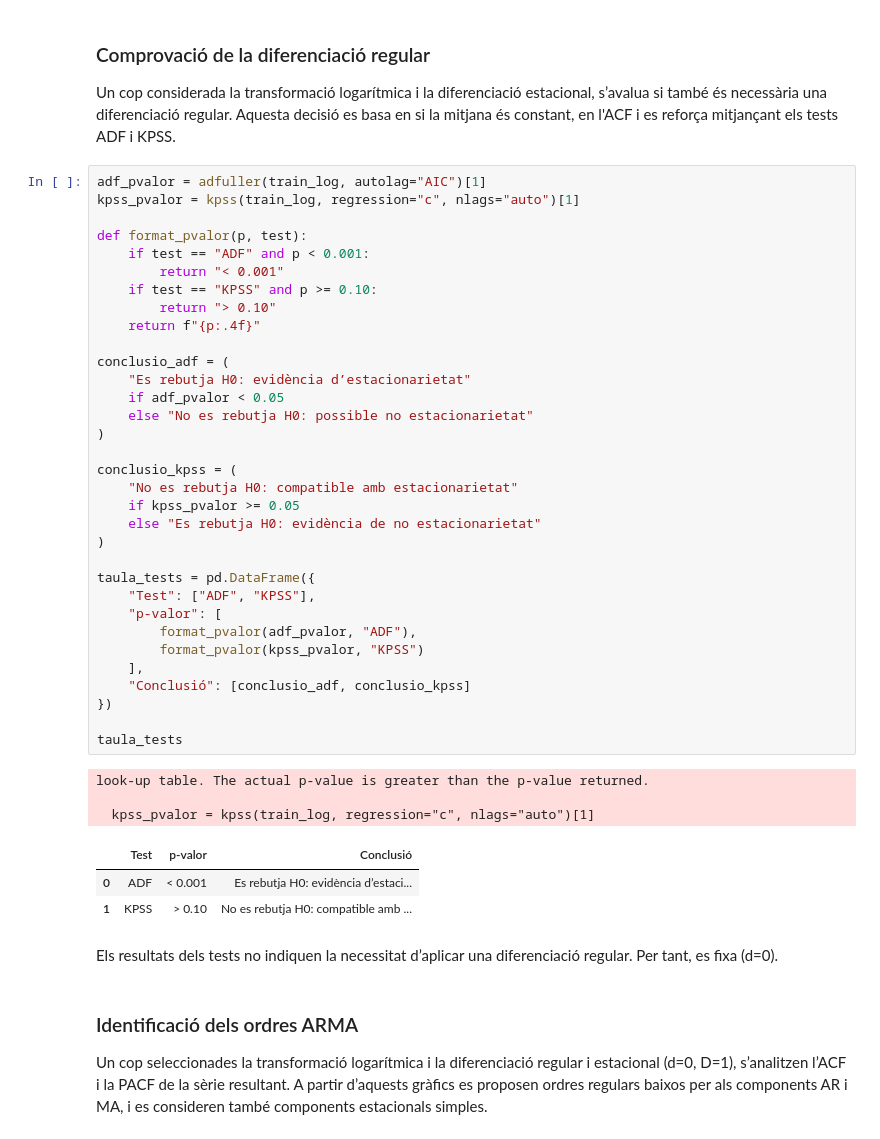
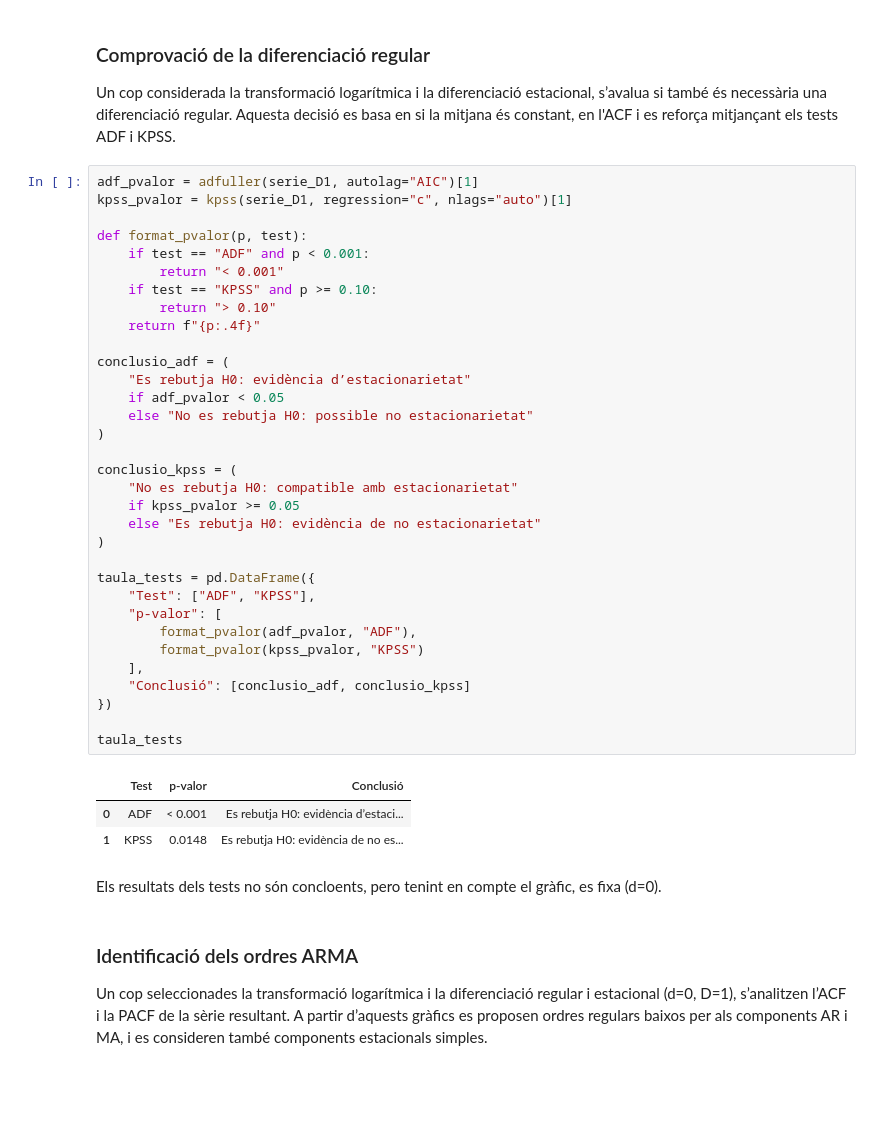
Before and after one commit to NIU1605347/modelitzacio-series-temporals-sarima-hibrid, a Jupyter notebook: notebooks/03_SARIMA_serie3.ipynb, the cells around one changed output. Drawn from its saved outputs; the diff is of its cells as text; blank space fills up the shorter version.

```diff
--- a/notebooks/03_SARIMA_serie3.ipynb
+++ b/notebooks/03_SARIMA_serie3.ipynb
@@ -278,47 +282,44 @@ plt.show
 
 Un cop considerada la transformació logarítmica i la diferenciació estacional, s’avalua si també és necessària una diferenciació regular. Aquesta decisió es basa en si la mitjana és constant, en l'ACF i es reforça mitjançant els tests ADF i KPSS.
 # %%
-adf_pvalor = adfuller(train_log, autolag="AIC")[1]
-kpss_pvalor = kpss(train_log, regression="c", nlags="auto")[1]
+adf_pvalor = adfuller(serie_D1, autolag="AIC")[1]
+kpss_pvalor = kpss(serie_D1, regression="c", nlags="auto")[1]
 
 def format_pvalor(p, test):
     if test == "ADF" and p < 0.001:
         return "< 0.001"
     if test == "KPSS" and p >= 0.10:
         return "> 0.10"
     return f"{p:.4f}"
 
 conclusio_adf = (
     "Es rebutja H0: evidència d’estacionarietat"
     if adf_pvalor < 0.05
     else "No es rebutja H0: possible no estacionarietat"
 )
 
 conclusio_kpss = (
     "No es rebutja H0: compatible amb estacionarietat"
     if kpss_pvalor >= 0.05
     else "Es rebutja H0: evidència de no estacionarietat"
 )
 
 taula_tests = pd.DataFrame({
     "Test": ["ADF", "KPSS"],
     "p-valor": [
         format_pvalor(adf_pvalor, "ADF"),
         format_pvalor(kpss_pvalor, "KPSS")
     ],
     "Conclusió": [conclusio_adf, conclusio_kpss]
 })
 
 taula_tests
 # %% [output]
-look-up table. The actual p-value is greater than the p-value returned.
-
-  kpss_pvalor = kpss(train_log, regression="c", nlags="auto")[1]
 |  | Test | p-valor | Conclusió |
 | 0 | ADF | < 0.001 | Es rebutja H0: evidència d’estaci... |
-| 1 | KPSS | > 0.10 | No es rebutja H0: compatible amb ... |
+| 1 | KPSS | 0.0148 | Es rebutja H0: evidència de no es... |
 # %% [markdown]
-Els resultats dels tests no indiquen la necessitat d’aplicar una diferenciació regular. Per tant, es fixa \(d=0\).
+Els resultats dels tests no són concloents, pero tenint en compte el gràfic, es fixa \(d=0\).
 # %% [markdown]
 ### Identificació dels ordres ARMA
 
```
Also changed, not shown: parts of 5 cells of this notebook, 1 other file.
